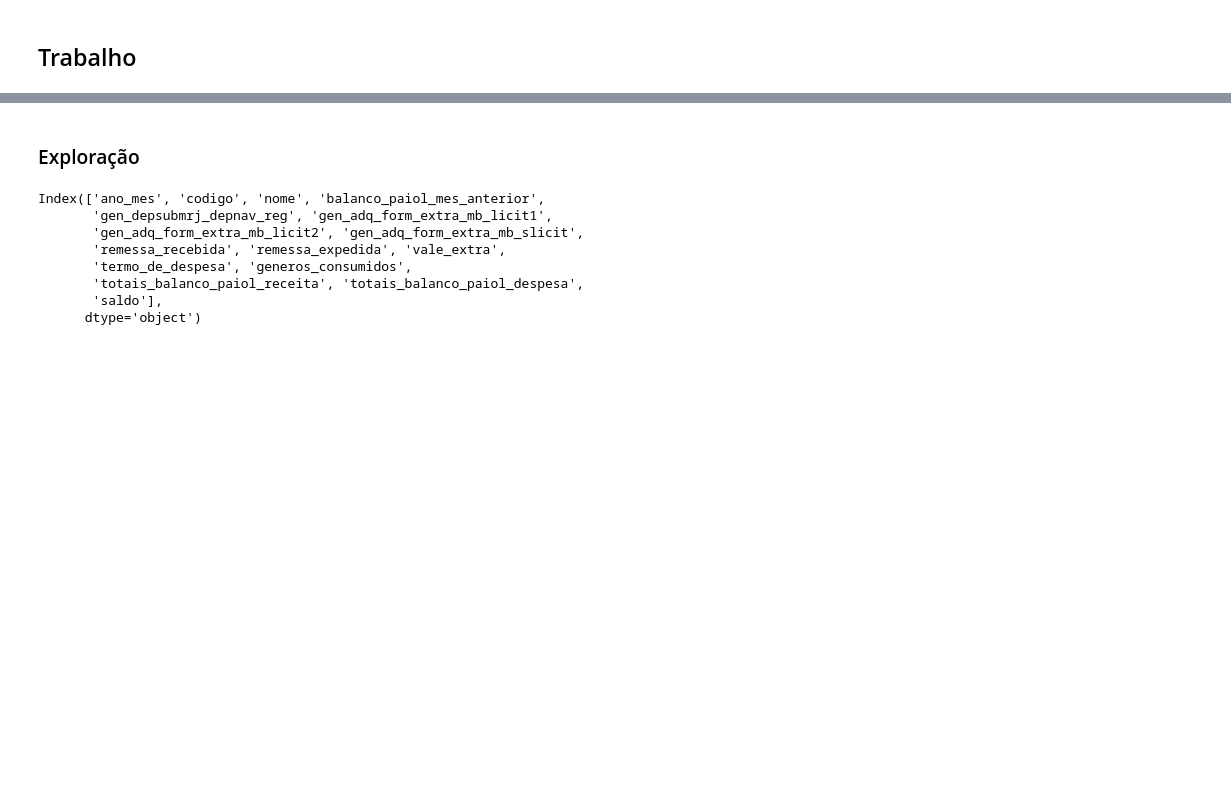
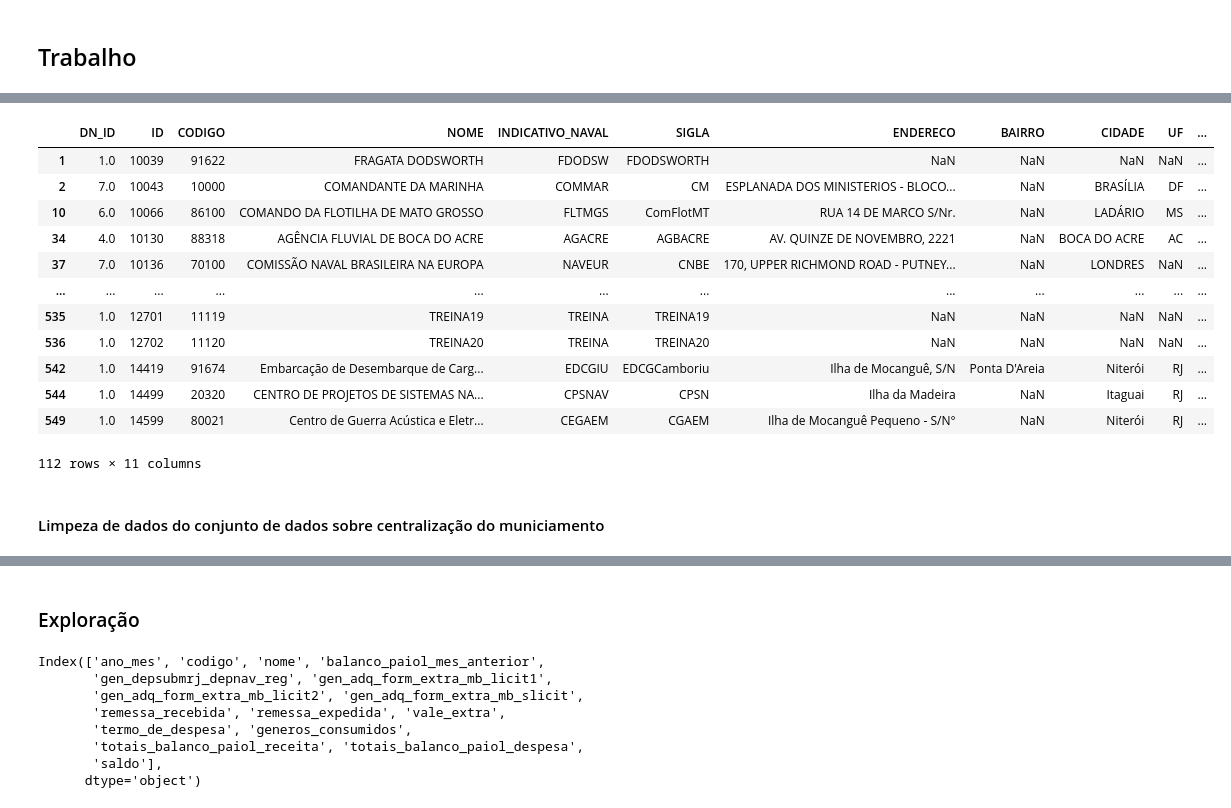
Before and after one commit to ffserro/MVP, a Jupyter notebook: mvp.ipynb, the cells around one changed output, grey strips where cells are left out. Drawn from its saved outputs; the diff is of its cells as text; code cells hidden in the pictures; blank space fills up the shorter version.

```diff
--- a/mvp.ipynb
+++ b/mvp.ipynb
@@ -138,0 +249,21 @@ om_info = pd.read_csv('/content/MVP/dados/om_info_limpo.csv')
+# %%
+# A variável TIPO começa descrevendo os tipo de organizações, como A para bases aeronavais, B para bases, F para fuzileiros navais, N para navios, S para saúde e I para instrução. Porém o T entra em uma categoria geral como se em algum momento essa vaiável deixou de ser utilizada.
+# Então se tornou pouco descritiva para os nossos objetivos
+
+om_info.drop(columns=['TIPO'], inplace=True)
+# %%
+om_info.loc[om_info.isna().sum(axis=1) != 0]
+# %% [output]
+|  | DN_ID | ID | CODIGO | NOME | INDICATIVO_NAVAL | SIGLA | ENDERECO | BAIRRO | CIDADE | UF | ... |
+| 1 | 1.0 | 10039 | 91622 | FRAGATA DODSWORTH | FDODSW | FDODSWORTH | NaN | NaN | NaN | NaN | ... |
+| 2 | 7.0 | 10043 | 10000 | COMANDANTE DA MARINHA | COMMAR | CM | ESPLANADA DOS MINISTERIOS - BLOCO... | NaN | BRASÍLIA | DF | ... |
+| 10 | 6.0 | 10066 | 86100 | COMANDO DA FLOTILHA DE MATO GROSSO | FLTMGS | ComFlotMT | RUA 14 DE MARCO S/Nr. | NaN | LADÁRIO | MS | ... |
+| 34 | 4.0 | 10130 | 88318 | AGÊNCIA FLUVIAL DE BOCA DO ACRE | AGACRE | AGBACRE | AV. QUINZE DE NOVEMBRO, 2221 | NaN | BOCA DO ACRE | AC | ... |
+| 37 | 7.0 | 10136 | 70100 | COMISSÃO NAVAL BRASILEIRA NA EUROPA | NAVEUR | CNBE | 170, UPPER RICHMOND ROAD - PUTNEY... | NaN | LONDRES | NaN | ... |
+| ... | ... | ... | ... | ... | ... | ... | ... | ... | ... | ... | ... |
+| 535 | 1.0 | 12701 | 11119 | TREINA19 | TREINA | TREINA19 | NaN | NaN | NaN | NaN | ... |
+| 536 | 1.0 | 12702 | 11120 | TREINA20 | TREINA | TREINA20 | NaN | NaN | NaN | NaN | ... |
+| 542 | 1.0 | 14419 | 91674 | Embarcação de Desembarque de Carg... | EDCGIU | EDCGCamboriu | Ilha de Mocanguê, S/N | Ponta D'Areia | Niterói | RJ | ... |
+| 544 | 1.0 | 14499 | 20320 | CENTRO DE PROJETOS DE SISTEMAS NA... | CPSNAV | CPSN | Ilha da Madeira | NaN | Itaguai | RJ | ... |
+| 549 | 1.0 | 14599 | 80021 | Centro de Guerra Acústica e Eletr... | CEGAEM | CGAEM | Ilha de Mocanguê Pequeno - S/N° | NaN | Niterói | RJ | ... |
+112 rows × 11 columns
@@ -138,0 +275,2 @@ om_info = pd.read_csv('/content/MVP/dados/om_info_limpo.csv')
+# %% [markdown]
+#### Limpeza de dados do conjunto de dados sobre centralização do municiamento
```
Also changed, not shown: parts of 43 cells of this notebook.
